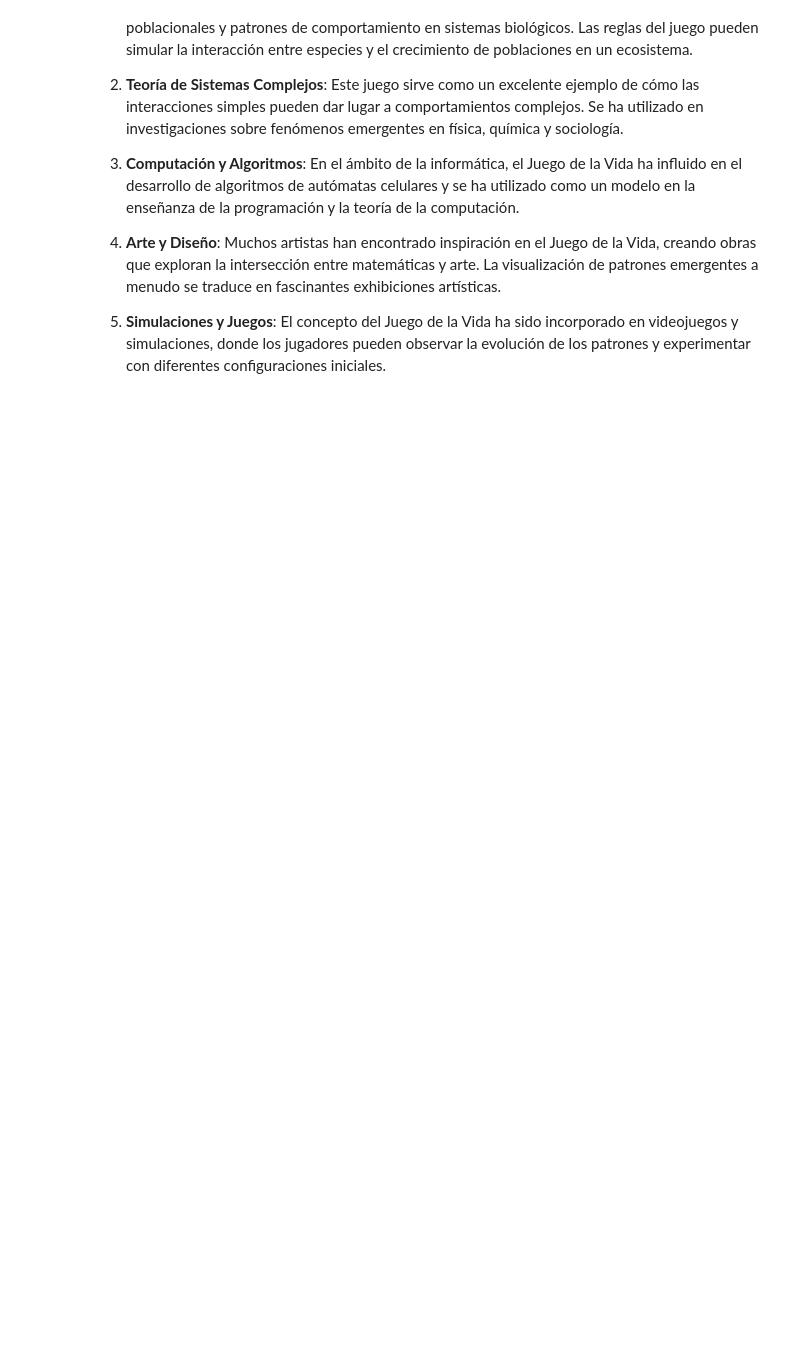
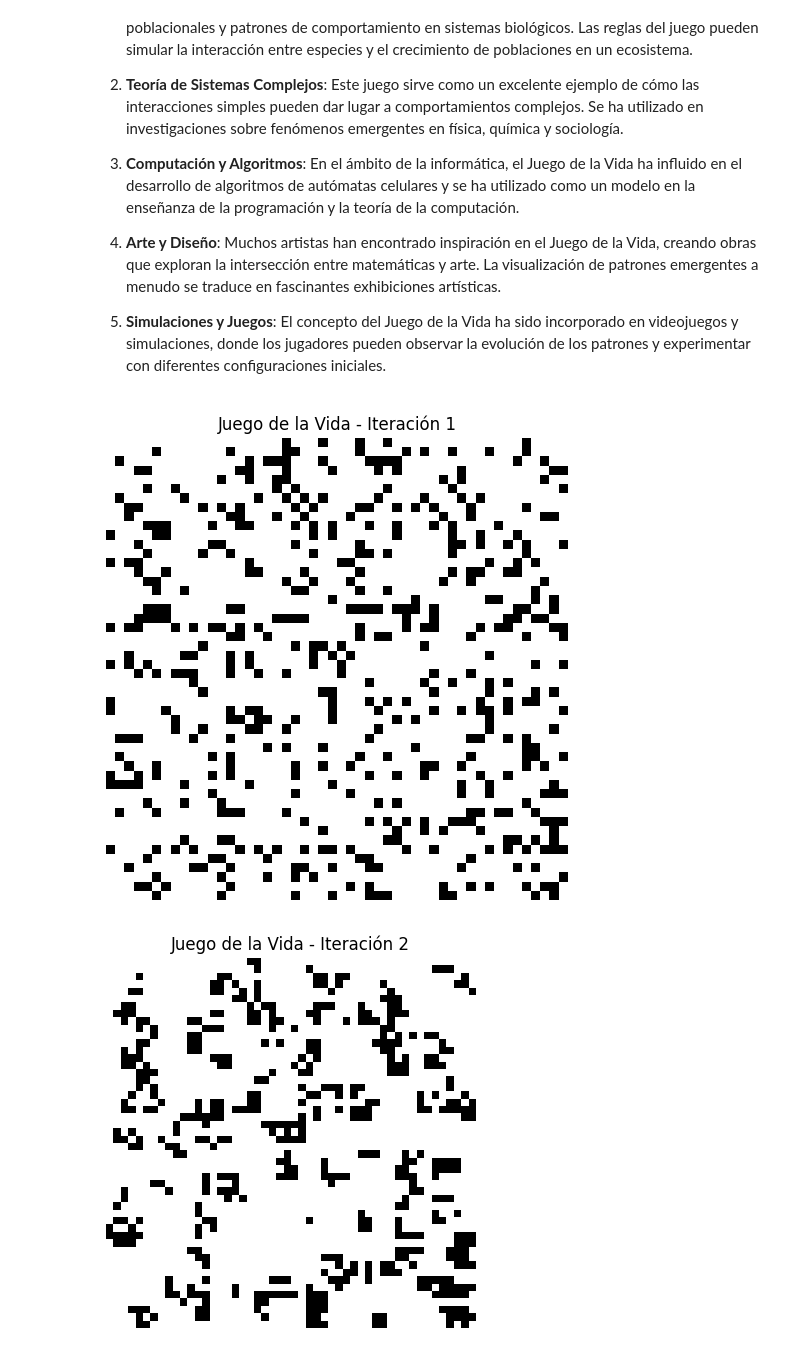
Before and after one commit to RodriiiT/JuegoDeLaVida, a Jupyter notebook: JuegoDeLaVida.ipynb, the cells around one changed output. Saved outputs shown, nothing was run; the diff lists cells and outputs as text; code cells hidden in the pictures; blank space fills up the shorter version.

```diff
--- a/JuegoDeLaVida.ipynb
+++ b/JuegoDeLaVida.ipynb
@@ -40,3 +40,60 @@ Algunas de las aplicaciones más destacadas del juego son las siguientes:
 4. <b>Arte y Diseño</b>: Muchos artistas han encontrado inspiración en el Juego de la Vida, creando obras que exploran la intersección entre matemáticas y arte. La visualización de patrones emergentes a menudo se traduce en fascinantes exhibiciones artísticas.
 
 5. <b>Simulaciones y Juegos</b>: El concepto del Juego de la Vida ha sido incorporado en videojuegos y simulaciones, donde los jugadores pueden observar la evolución de los patrones y experimentar con diferentes configuraciones iniciales.
+# %%
+import matplotlib.pyplot as plt
+import numpy as np
+import random as RD
+
+#Configuración inicial de la simulación
+width = 50
+height = 50
+initProb = 0.2
+
+def init():
+    #Tablero con células vivas o muertas al azar
+    board = np.zeros((height, width), dtype=int)
+    for x in range(width):
+        for y in range(height):
+            if RD.random() < initProb:
+                board[y, x] = 1  #Celda viva
+            else:
+                board[y, x] = 0  #Celda muerta
+    return board
+
+def update(board):
+    #Crea un nuevo tablero para el siguiente estado
+    next_board = board.copy()
+    for x in range(width):
+        for y in range(height):
+            #Cuenta las celdas vivas alrededor
+            alive_neighbors = np.sum(board[max(0, y-1):min(y+2, height), max(0, x-1):min(x+2, width)]) - board[y, x]
+
+            #Aplica las reglas del Juego de la Vida
+            if board[y, x] == 0 and alive_neighbors == 3:
+                next_board[y, x] = 1  #Celda revive
+            elif board[y, x] == 1 and (alive_neighbors < 2 or alive_neighbors > 3):
+                next_board[y, x] = 0  #Celda muere
+    return next_board
+
+def simulate(steps=10):
+    board = init()
+
+    plt.figure(figsize=(6, 6))
+    for step in range(steps):
+        plt.cla()
+        plt.imshow(board, cmap="binary")
+        plt.title(f"Juego de la Vida - Iteración {step + 1}")
+        plt.axis("off")
+        plt.pause(0.1)
+
+        #Actualiza el tablero para el siguiente paso
+        board = update(board)
+
+    plt.show()
+
+#Ejecuta la simulación
+simulate(steps=10)
+# %% [output]
+[figure, added]
+[figure, added]
```
Also changed, not shown: parts of 1 cell of this notebook.
